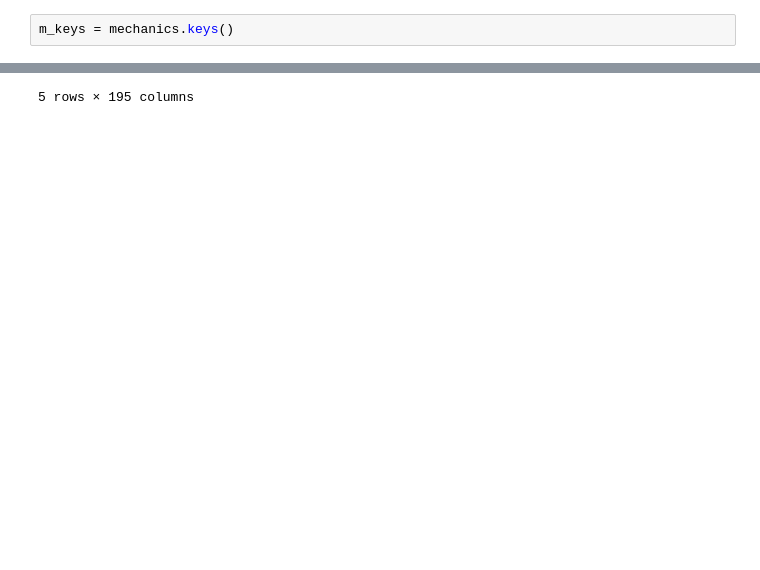
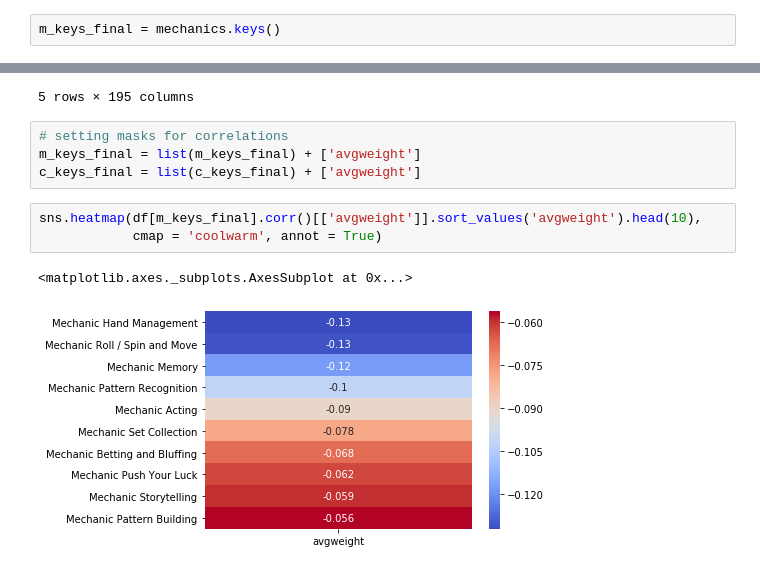
Before and after one commit to q-downgrade/dsi-capstone, a Jupyter notebook: code/preliminary-notebook.ipynb, the cells around one changed output, grey strips where cells are left out. Cells and saved outputs as stored; diff of their text form; blank space fills up the shorter version.

```diff
--- a/code/preliminary-notebook.ipynb
+++ b/code/preliminary-notebook.ipynb
@@ -209,2 +204,2 @@ mechanics
 # %%
-m_keys = mechanics.keys()
+m_keys_final = mechanics.keys()
@@ -305,3 +272,13 @@ df.head()
 | 3 | Through the Ages A New Story of C... | 2 | 4 | 14 | 4 | 3 | ... |
 | 4 | Brass Birmingham | 2 | 4 | 14 | 1 | 3 | ... |
 5 rows × 195 columns
+# %%
+# setting masks for correlations
+m_keys_final = list(m_keys_final) + ['avgweight']
+c_keys_final = list(c_keys_final) + ['avgweight']
+# %%
+sns.heatmap(df[m_keys_final].corr()[['avgweight']].sort_values('avgweight').head(10),
+            cmap = 'coolwarm', annot = True)
+# %% [output]
+<matplotlib.axes._subplots.AxesSubplot at 0x...>
+[figure, added]
```
Also changed, not shown: parts of 40 cells of this notebook, 1 other file.
